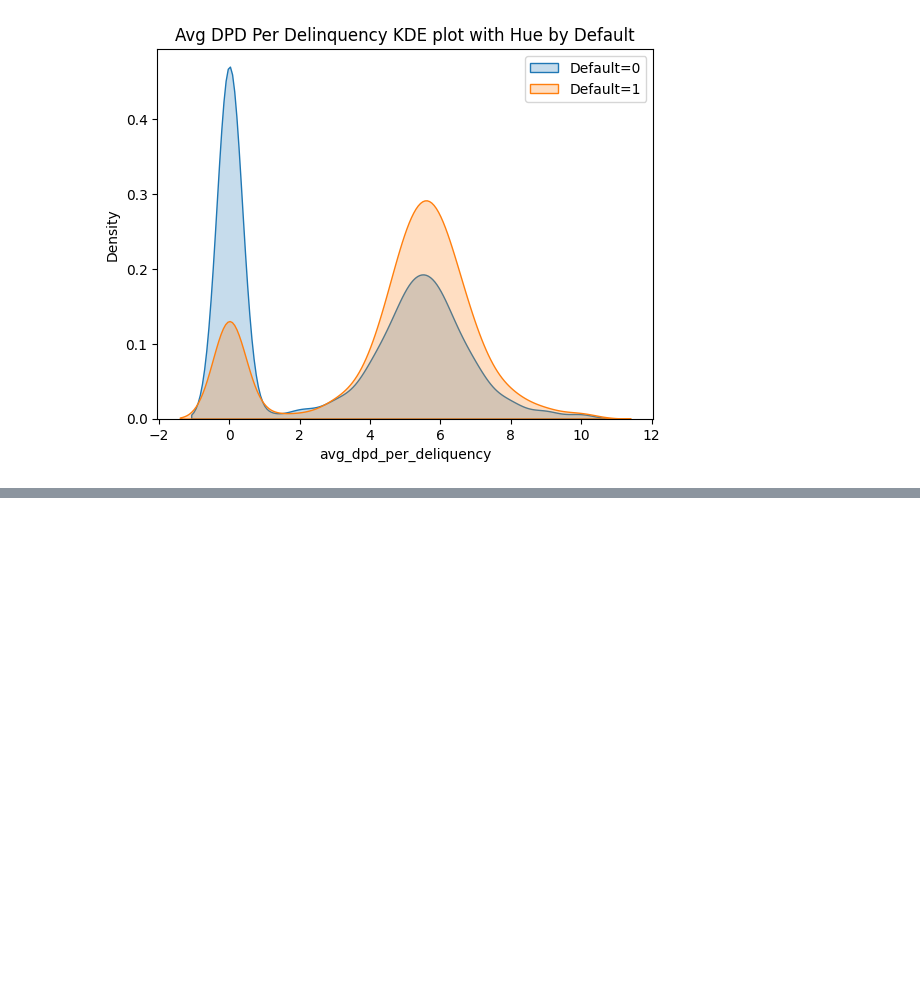
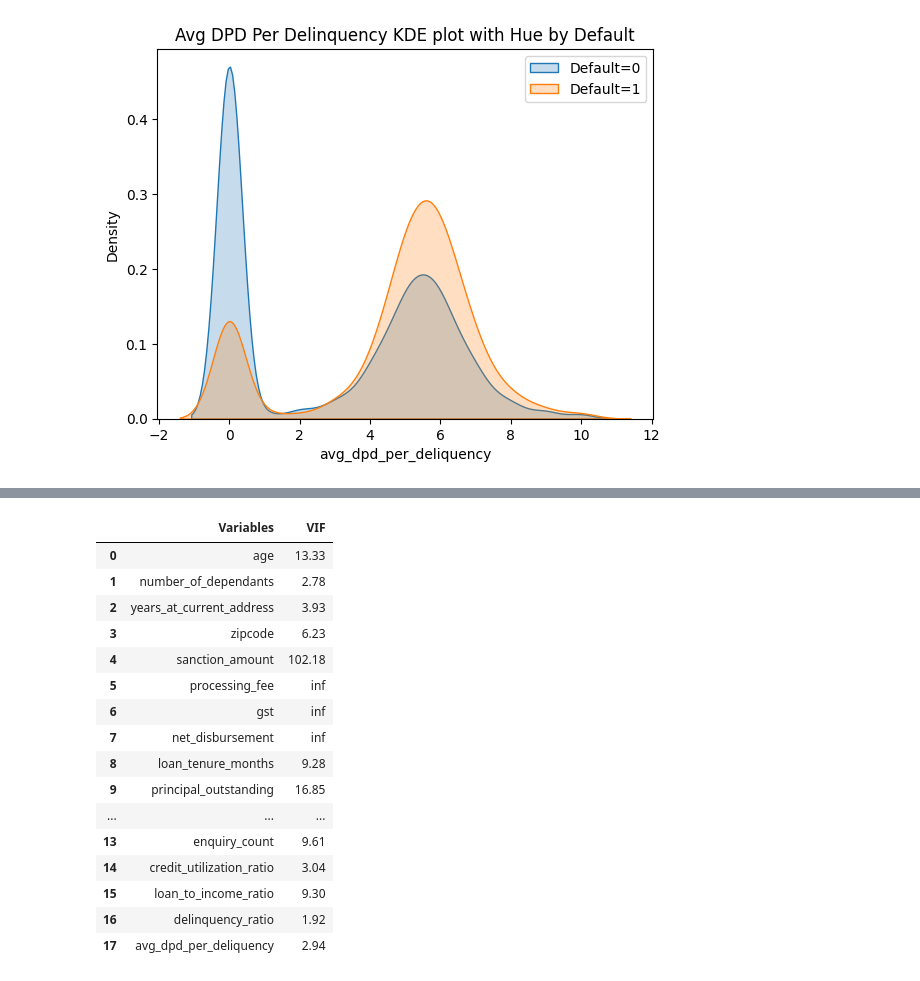
Before and after one commit to data-detectiv/credit-risk-modelling-classification, a Jupyter notebook: credit_risk_modelling.ipynb, the cells around one changed output, grey strips where cells are left out. Saved outputs shown, nothing was run; the diff lists cells and outputs as text; code cells hidden in the pictures; blank space fills up the shorter version.

```diff
--- a/credit_risk_modelling.ipynb
+++ b/credit_risk_modelling.ipynb
@@ -432,0 +436,3 @@ plt.show()
+# %%
+df_train2 = df_train1.drop(['cust_id', 'loan_id'], axis=1)
+df_test = df_test.drop(['cust_id', 'loan_id'], axis=1)
@@ -432,0 +453,7 @@ plt.show()
+# %%
+df_train3 = df_train2.drop(['disbursal_date', 'installment_start_dt',
+                            'income', 'loan_amount', 'total_loan_months',
+                            'delinquent_months', 'total_dpd'], axis=1)
+df_test = df_test.drop(['disbursal_date', 'installment_start_dt',
+                            'income', 'loan_amount', 'total_loan_months',
+                            'delinquent_months', 'total_dpd'], axis=1)
@@ -432,0 +493,3 @@ plt.show()
+# %%
+num_cols = df_train3.select_dtypes(['int64', 'float64']).columns
+num_cols
@@ -432,0 +505,26 @@ plt.show()
+# %%
+def calculate_vif(data):
+    vif_df = pd.DataFrame()
+    vif_df['Variables'] = data.columns
+    vif_df['VIF'] = [variance_inflation_factor(data.values, i) for i in range(data.shape[1])]
+    return vif_df
+
+calculate_vif(df_train3[num_cols])
+# %% [output]
+|  | Variables | VIF |
+| 0 | age | 13.33 |
+| 1 | number_of_dependants | 2.78 |
+| 2 | years_at_current_address | 3.93 |
+| 3 | zipcode | 6.23 |
+| 4 | sanction_amount | 102.18 |
+| 5 | processing_fee | inf |
+| 6 | gst | inf |
+| 7 | net_disbursement | inf |
+| 8 | loan_tenure_months | 9.28 |
+| 9 | principal_outstanding | 16.85 |
+| ... | ... | ... |
+| 13 | enquiry_count | 9.61 |
+| 14 | credit_utilization_ratio | 3.04 |
+| 15 | loan_to_income_ratio | 9.30 |
+| 16 | delinquency_ratio | 1.92 |
+| 17 | avg_dpd_per_deliquency | 2.94 |
```
Also changed, not shown: parts of 6 cells of this notebook.
